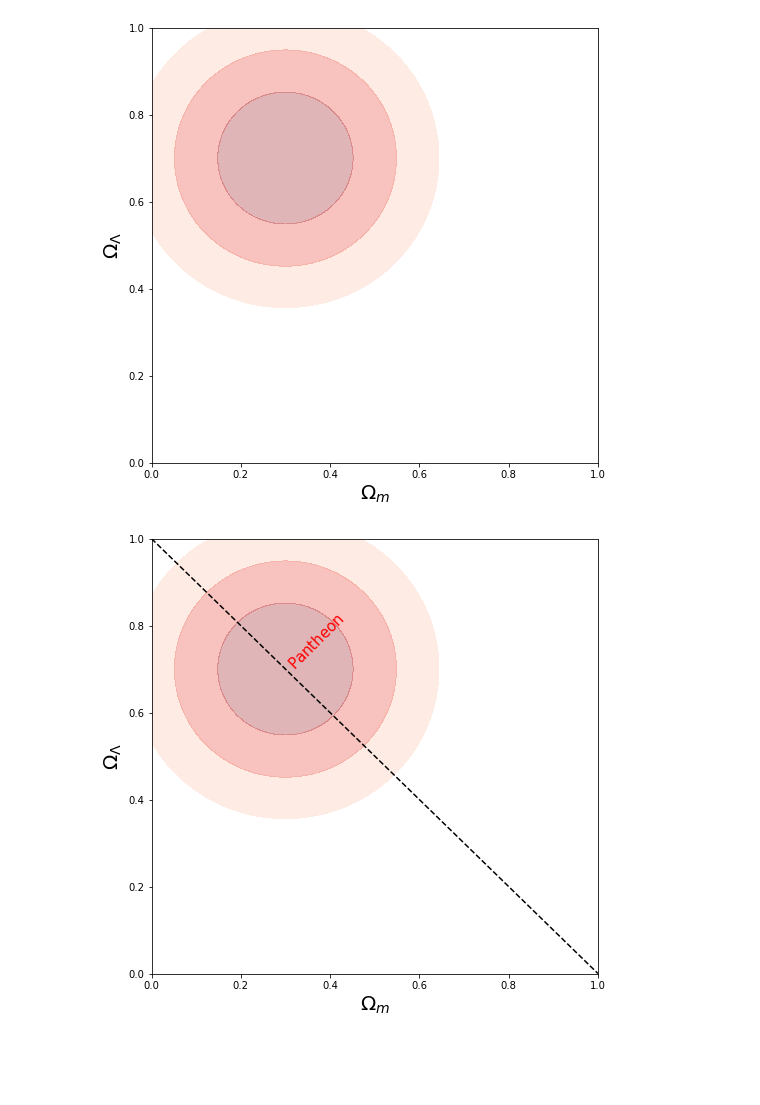
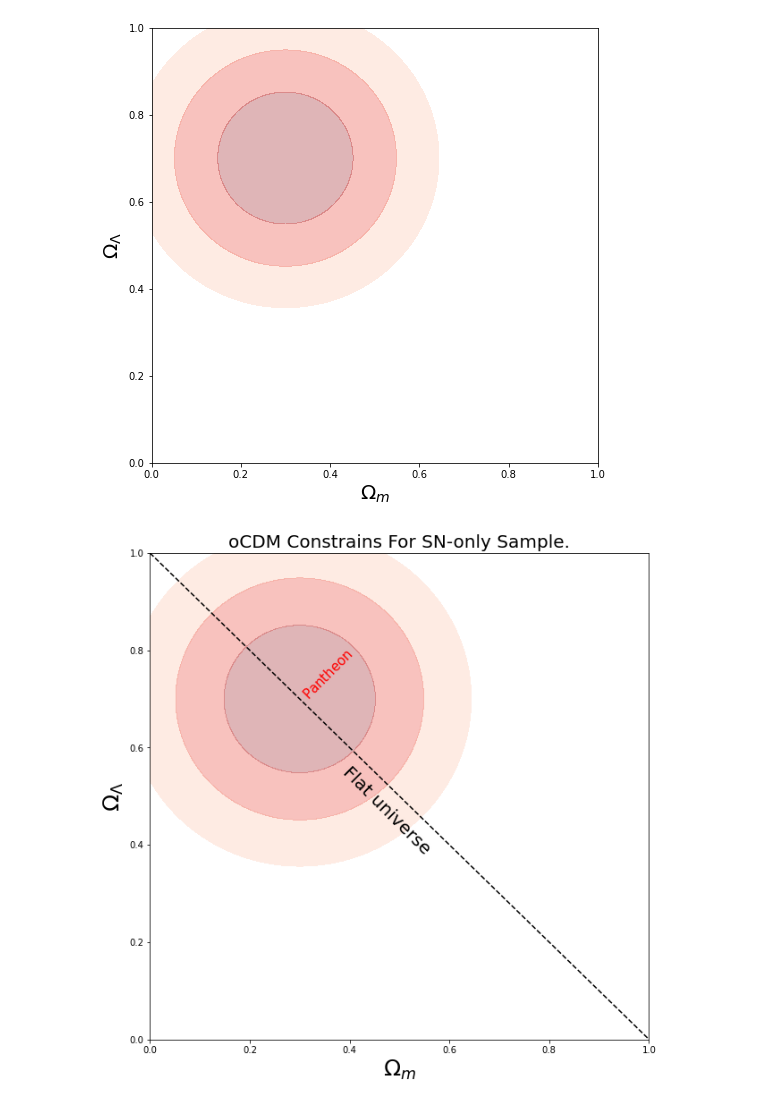
Before and after one commit to anshsrivastava/H0llyM0lly, a Jupyter notebook: Contours.ipynb, the cells around one changed output. Cells and saved outputs as stored; diff of their text form; code cells hidden in the pictures; blank space fills up the shorter version.

```diff
--- a/Contours.ipynb
+++ b/Contours.ipynb
@@ -32,16 +32,18 @@ Text(0, 0.5, '$\\Omega_\\Lambda$')
 # %%
 def plot_contours(X,Y,Z,cmap='Grays',xi2_levels=np.array([11.829,6.1801,2.2977,0]),label=r"$\mathrm{Pantheon}$"):
 
     levels = np.max(Z) - xi2_levels/2
     i,j = np.unravel_index(np.argmax(Z), np.array(Z).shape)
 
-    pl.figure(figsize=(8,8))
+    pl.figure(figsize=(10,10))
     pl.contourf(X,Y,Z,levels=levels,alpha=.3,cmap='Reds')
     pl.plot([0,1],[1,0],linestyle='--',c='k')
-    pl.xlabel(r'$\Omega_m$',size=20)
-    pl.ylabel(r'$\Omega_\Lambda$',size=20)
+    pl.xlabel(r'$\Omega_m$',size=25)
+    pl.ylabel(r'$\Omega_\Lambda$',size=25)
     pl.text(X[i,j],Y[i,j],s=label,rotation=45,fontsize=15,color='r')
+    pl.text(0.38,0.38,s='Flat universe',rotation=-45,fontsize=20,color='k')
+    pl.title('oCDM Constrains For SN-only Sample.',size=20)
 
 plot_contours(X,Y,Z)
 # %% [output]
-[figure, old version]
+[figure, new version]
```
Also changed, not shown: parts of 2 cells of this notebook.
